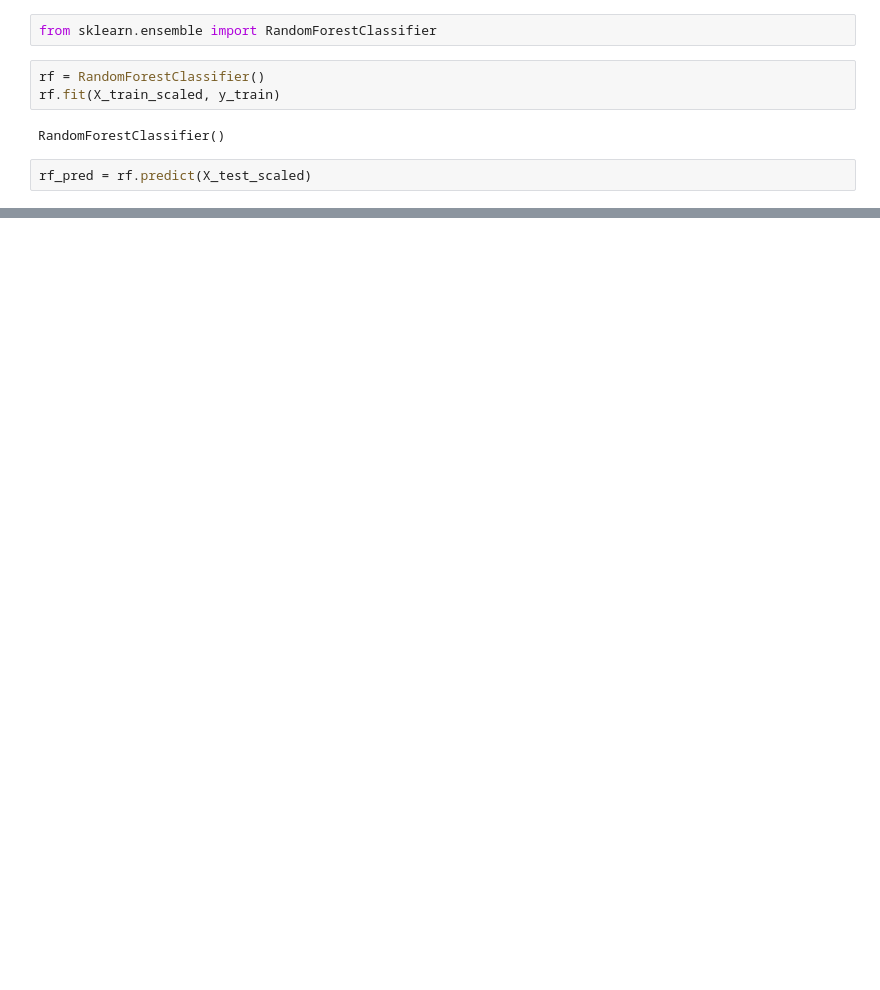
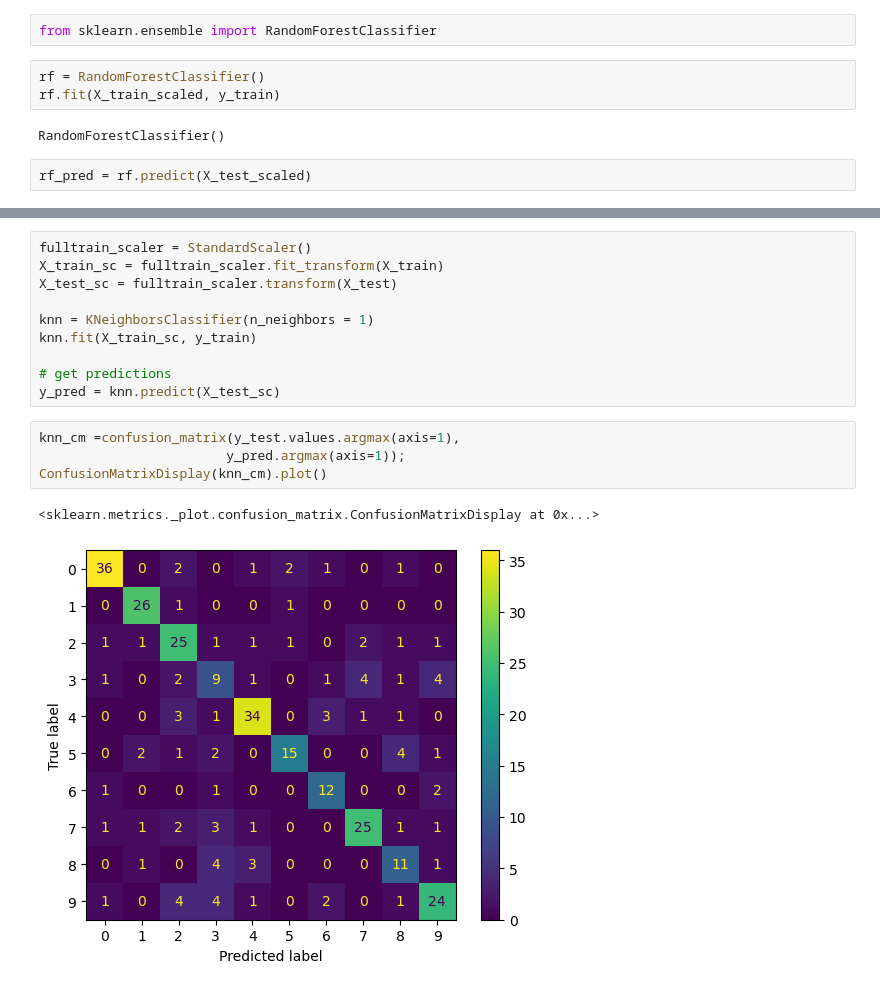
Before and after one commit to Kellyajara/Music_Classification, a Jupyter notebook: Models.ipynb, the cells around one changed output, grey strips where cells are left out. Cells and saved outputs as stored; diff of their text form; blank space fills up the shorter version.

```diff
--- a/Models.ipynb
+++ b/Models.ipynb
@@ -257,0 +377,17 @@ weighted avg       0.97      0.48      0.61       304
+# %%
+fulltrain_scaler = StandardScaler()
+X_train_sc = fulltrain_scaler.fit_transform(X_train)
+X_test_sc = fulltrain_scaler.transform(X_test)
+
+knn = KNeighborsClassifier(n_neighbors = 1)
+knn.fit(X_train_sc, y_train)
+
+# get predictions
+y_pred = knn.predict(X_test_sc)
+# %%
+knn_cm =confusion_matrix(y_test.values.argmax(axis=1),
+                        y_pred.argmax(axis=1));
+ConfusionMatrixDisplay(knn_cm).plot()
+# %% [output]
+<sklearn.metrics._plot.confusion_matrix.ConfusionMatrixDisplay at 0x...>
+[figure, added]
```
Also changed, not shown: parts of 30 cells of this notebook.
